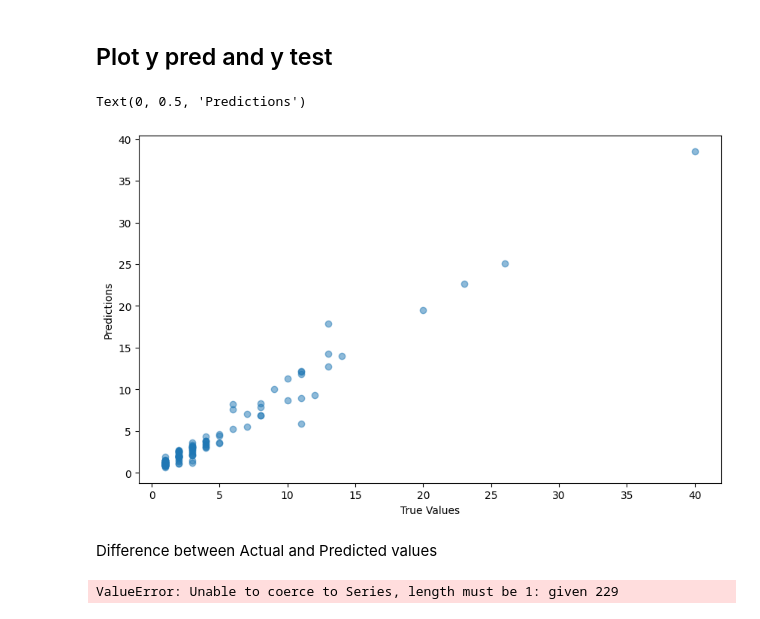
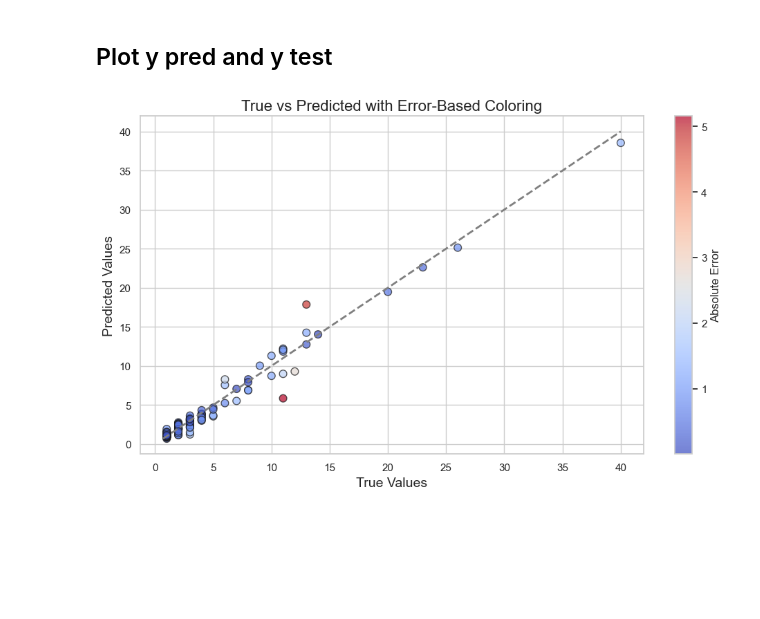
Before and after one commit to abdeloufir/marketing_camp_rev_pred, a Jupyter notebook: notebooks/ml_model.ipynb, the cells around one changed output. Cells and saved outputs as stored; diff of their text form; code cells hidden in the pictures; blank space fills up the shorter version.

```diff
--- a/notebooks/ml_model.ipynb
+++ b/notebooks/ml_model.ipynb
@@ -320,20 +321,32 @@ print("Accuracy of the model is: %.2f" %score)
 Accuracy of the model is: 97.37
 # %% [markdown]
 ## Plot y pred and y test
-# %%
-# Plot y pred vs y_test
-plt.figure(figsize=(10, 6))
-plt.scatter(y_test, y_pred, alpha=0.5)
-plt.xlabel('True Values')
-plt.ylabel('Predictions')
-# %% [output]
-Text(0, 0.5, 'Predictions')
-[figure, removed]
-# %% [markdown]
-Difference between Actual and Predicted values
-# %%
-# Difference between actual and predicted values
-pred_df = pd.DataFrame({'Acutal: y_test': y_test, 'Predicted: y_pred': y_pred, 'Difference': y_test - y_pred})
-pred_df
-# %% [output]
-ValueError: Unable to coerce to Series, length must be 1: given 229
+# %%
+y_test_series = y_test.squeeze()
+y_pred_series = y_pred.squeeze()
+
+# Compute absolute error
+error = np.abs(y_pred_series - y_test_series)
+
+# Plot with color mapping based on error
+plt.figure(figsize=(10, 6))
+scatter = plt.scatter(y_test_series, y_pred_series,
+                      c=error, cmap='coolwarm', edgecolors='k', alpha=0.7, s=60)
+
+# Add color bar
+cbar = plt.colorbar(scatter)
+cbar.set_label('Absolute Error', fontsize=12)
+
+# Diagonal perfect prediction line
+min_val = min(y_test_series.min(), y_pred_series.min())
+max_val = max(y_test_series.max(), y_pred_series.max())
+plt.plot([min_val, max_val], [min_val, max_val], '--', color='gray', linewidth=2)
+
+plt.xlabel('True Values', fontsize=14)
+plt.ylabel('Predicted Values', fontsize=14)
+plt.title('True vs Predicted with Error-Based Coloring', fontsize=16)
+plt.grid(True)
+plt.tight_layout()
+plt.show()
+# %% [output]
+[figure, added]
```
Also changed, not shown: parts of 5 cells of this notebook.
